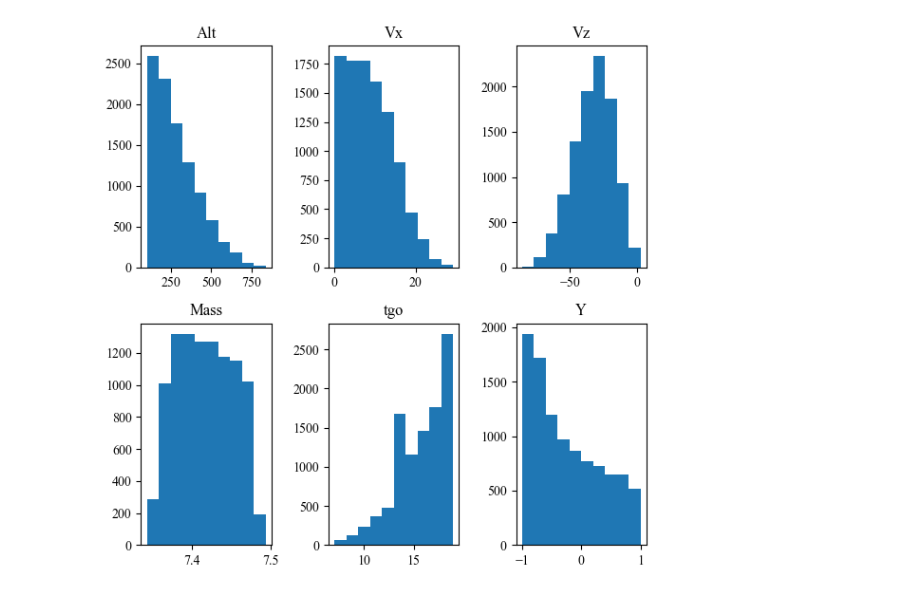
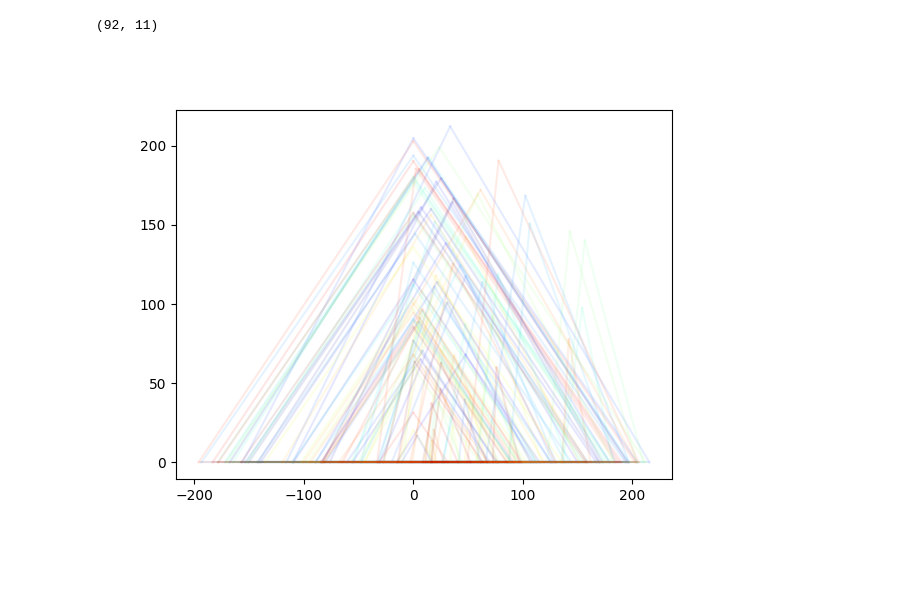
Before and after one commit to kentotomita/learning-hda-reachability, a Jupyter notebook: dev/analyze_reachset.ipynb, the cells around one changed output. Saved outputs shown, nothing was run; the diff lists cells and outputs as text; code cells hidden in the pictures; blank space fills up the shorter version.

```diff
--- a/dev/analyze_reachset.ipynb
+++ b/dev/analyze_reachset.ipynb
@@ -244,26 +11,26 @@ model = model.fit(X, Y)
-# %%
-plt.figure(figsize=(6, 6))
-
-plt.subplot(2, 3, 1)
-plt.hist(X[:, 0])
-plt.title("Alt")
-plt.subplot(2, 3, 2)
-plt.hist(X[:, 1])
-plt.title("Vx")
-plt.subplot(2, 3, 3)
-plt.hist(X[:, 2])
-plt.title("Vz")
-plt.subplot(2, 3, 4)
-plt.hist(X[:, 3])
-plt.title("Mass")
-plt.subplot(2, 3, 5)
-plt.hist(X[:, 4])
-plt.title("tgo")
-plt.subplot(2, 3, 6)
-plt.hist(Y)
-plt.title("Y")
-
-plt.tight_layout()
-plt.show()
-# %% [output]
-[figure, removed]
+# %%
+data = np.load("../saved/controllable_set/reachset/20231114-143405/data_structured.npy")
+# %%
+data.shape
+# %% [output]
+(92, 11)
+# %%
+
+
+plt.figure()
+
+for i, data_point in enumerate(data):
+    h, vx, vz, m, tgo = data_point[:5]
+    rf_xmax = data_point[5:7]
+    rf_xmin = data_point[7:9]
+    rf_ymax = data_point[9:11]
+    rf_points = np.array([rf_xmax, rf_xmin, rf_ymax])
+    hull = ConvexHull(rf_points)
+    # plot convex hull
+    for simplex in hull.simplices:
+        # color as a function of i
+        plt.plot(rf_points[simplex, 0], rf_points[simplex, 1], color=plt.cm.jet(i / len(data)), alpha=0.1)
+
+plt.show()
+# %% [output]
+[figure, added]
```
Also changed, not shown: parts of 19 cells of this notebook, 5 other files.
